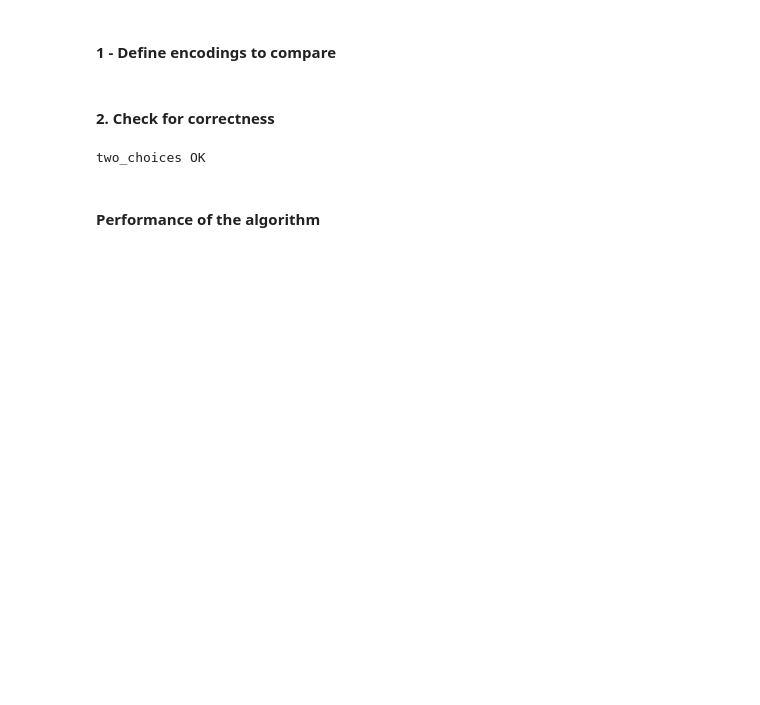
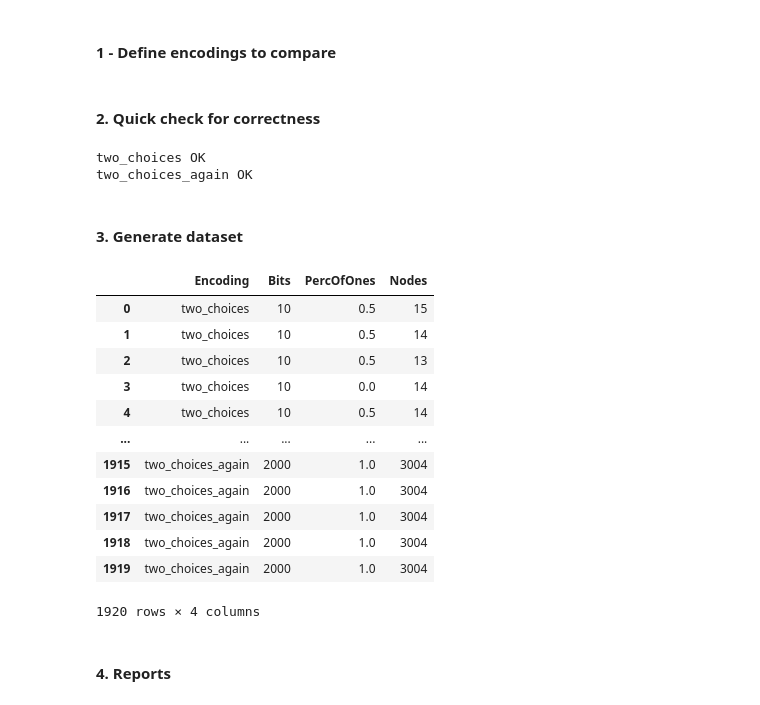
Before and after one commit to marcomaida/claycode, a Jupyter notebook: experiments/bit_to_tree/encoding_comparison.ipynb, the cells around one changed output. Drawn from its saved outputs; the diff is of its cells as text; code cells hidden in the pictures; blank space fills up the shorter version.

Commit message:
Progress encoding comparison

```diff
--- a/experiments/bit_to_tree/encoding_comparison.ipynb
+++ b/experiments/bit_to_tree/encoding_comparison.ipynb
@@ -19,22 +50,13 @@ ENCODINGS = [["two_choices", two_choices.bits_to_tree, two_choices.tree_to_bits]
 # %% [markdown]
-#### 2. Check for correctness
+#### 2. Quick check for correctness
 # %%
-# Auto-correlation with lag 1
-def gen_signal(length, auto_correlation):
-    assert 0 <= auto_correlation <= 1 and length > 0
-    first_bit = f"{random.randint(0, 1)}"
-    signal = ["0"]*length
-    signal[0] = first_bit
-    for i in range(1,length):
-        signal[i] = signal[i-1] if random.random() < auto_correlation else f"{1-int(signal[i-1])}"
-    return ''.join(signal)
 
 STRINGS_TO_CHECK = [
-    "0","1","01","10","11", "100", "101", "110", "111",
-    "010101010101", "0000000000", "1111111111",
-    "010101010101"*100, "0000000000"*100, "1111111111"*100,
+    "0","1","01","10","11", "100", "101", "110", "111",     # basic
+    "010101010101", "0000000000", "1111111111",             # something more complex
+    "010101010101"*100, "0000000000"*100, "1111111111"*100, # long strings
 ]
-STRINGS_TO_CHECK += [gen_signal(1000, random.random()) for _ in range(1000)]
+STRINGS_TO_CHECK += [gen_bit_string(500) for _ in range(500)]
 
 for name, btt, ttb in ENCODINGS:
     for original_string in STRINGS_TO_CHECK:
@@ -43,5 +65,56 @@ for name, btt, ttb in ENCODINGS:
     print(f"{name} OK")
 # %% [output]
 two_choices OK
+two_choices_again OK
-# %% [markdown]
-#### Performance of the algorithm
+# %% [markdown]
+#### 3. Generate dataset
+# %%
+import plotly.express as px
+import pandas as pd
+
+BIT_STRING_LENGTHS = [10, 50, 100, 200, 500, 700, 1000, 2000]
+AUTO_CORRELATIONS = [0., .1, .2, .3, .4, .5, .6, .7, .8, .9, 1.]
+SAMPLES_PER_STRING_TYPE = 10
+
+def dataset_for_encoding (encoding_name, bit_to_tree_fun):
+    # Generate random bit strings with various properties
+    bit_strings = [gen_bit_string(length)
+                        for length in BIT_STRING_LENGTHS
+                        for _ in range(SAMPLES_PER_STRING_TYPE)]
+    bit_strings += [gen_bit_string_with_autocorrelation(length, ac)
+                        for length in BIT_STRING_LENGTHS
+                        for ac in AUTO_CORRELATIONS
+                        for _ in range(SAMPLES_PER_STRING_TYPE)]
+
+    # Given a bit string, generate a data point
+    # [encoding name, length, num nodes]
+    def data_point(bit_str):
+        tree = bit_to_tree_fun(bit_str)
+        str_len = len(bit_str)
+        perc_of_ones = bit_str.count('1') / str_len
+        return [encoding_name, str_len, perc_of_ones, tree.n_descendants]
+
+    return [data_point(bit_str) for bit_str in bit_strings]
+
+dataset = []
+for encoding_name, btt, _ in ENCODINGS:
+    dataset += dataset_for_encoding(encoding_name, btt)
+
+df = pd.DataFrame(dataset, columns=['Encoding', 'Bits', 'PercOfOnes', 'Nodes'])
+df
+# %% [output]
+|  | Encoding | Bits | PercOfOnes | Nodes |
+| 0 | two_choices | 10 | 0.5 | 15 |
+| 1 | two_choices | 10 | 0.5 | 14 |
+| 2 | two_choices | 10 | 0.5 | 13 |
+| 3 | two_choices | 10 | 0.0 | 14 |
+| 4 | two_choices | 10 | 0.5 | 14 |
+| ... | ... | ... | ... | ... |
+| 1915 | two_choices_again | 2000 | 1.0 | 3004 |
+| 1916 | two_choices_again | 2000 | 1.0 | 3004 |
+| 1917 | two_choices_again | 2000 | 1.0 | 3004 |
+| 1918 | two_choices_again | 2000 | 1.0 | 3004 |
+| 1919 | two_choices_again | 2000 | 1.0 | 3004 |
+1920 rows × 4 columns
+# %% [markdown]
+#### 4. Reports
```
Also changed, not shown: parts of 5 cells of this notebook.
